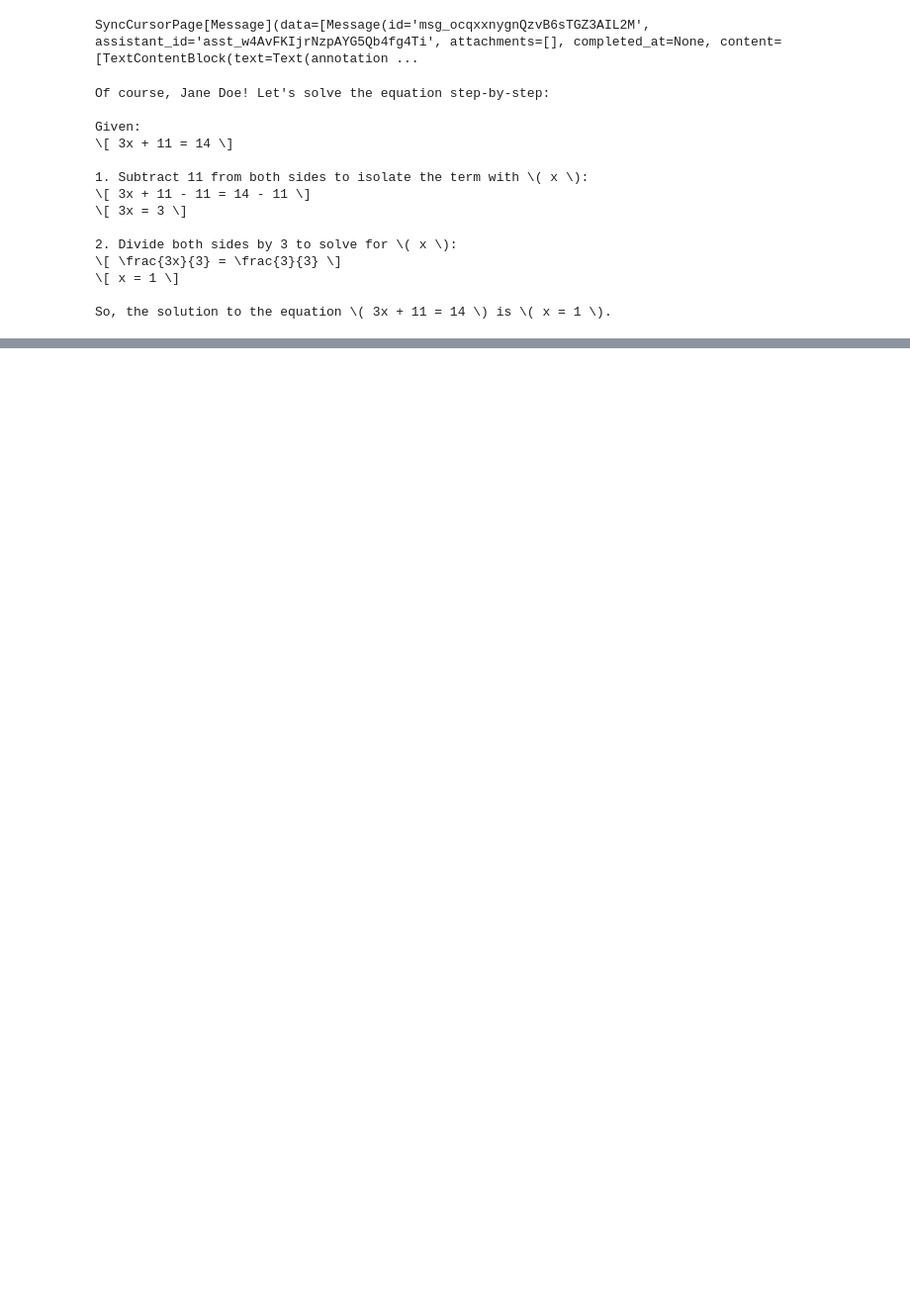
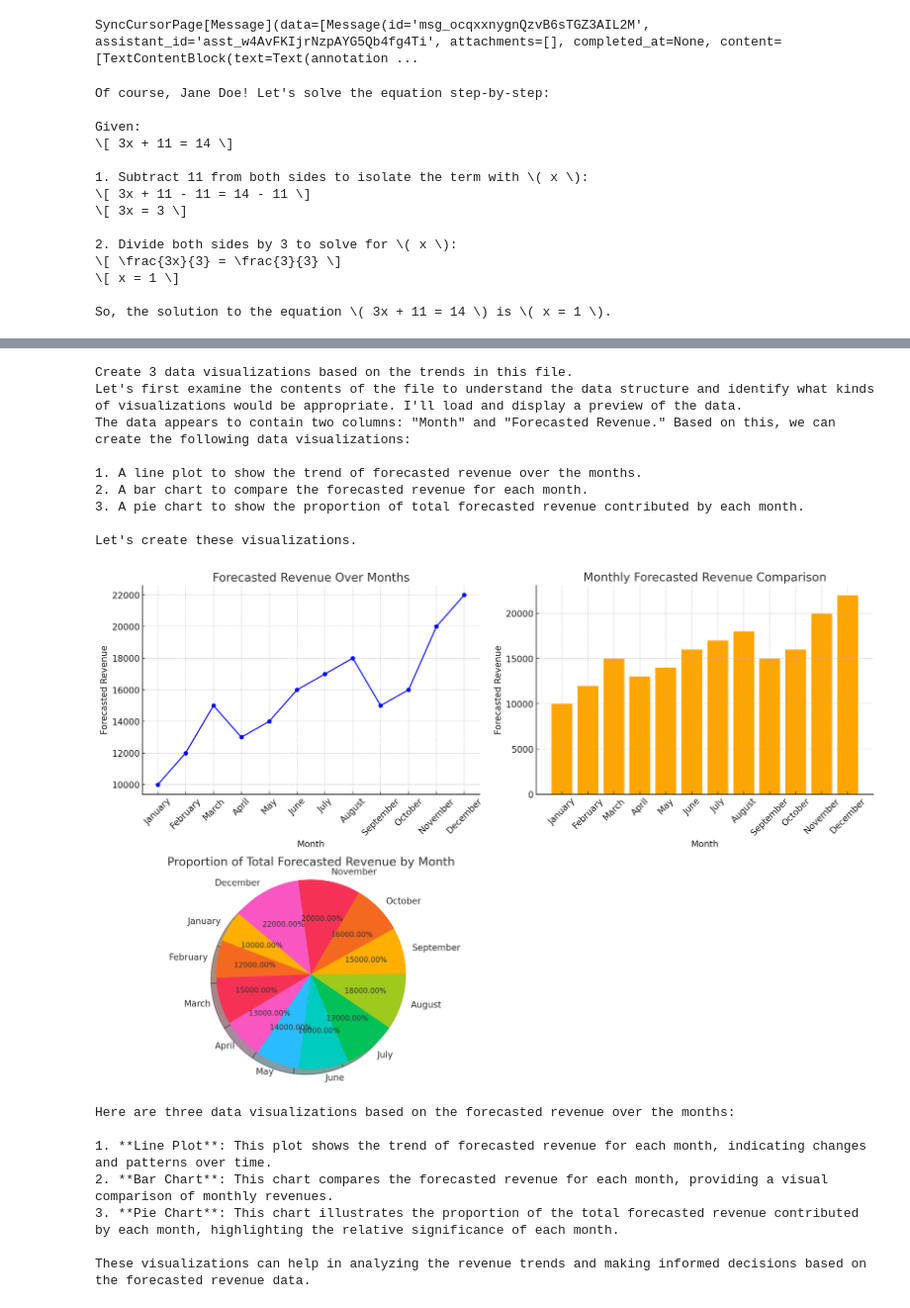
Before and after one commit to gpsaggese/umd_data605, a Jupyter notebook: tutorials/tutorial_llms/tutorial_pyllms.ipynb, the cells around one changed output, grey strips where cells are left out. Shown at 99% size. Cells and saved outputs as stored; diff of their text form; code cells hidden in the pictures; blank space fills up the shorter version.

```diff
--- a/tutorials/tutorial_llms/tutorial_pyllms.ipynb
+++ b/tutorials/tutorial_llms/tutorial_pyllms.ipynb
@@ -248,0 +287,12 @@ So, the solution to the equation \( 3x + 11 = 14 \) is \( x = 1 \).
+# %%
+assistant = client.beta.assistants.create(
+  name="Data visualizer",
+  description="You are great at creating beautiful data visualizations. You analyze data present in .csv files, understand trends, and come up with data visualizations relevant to those trends. You also share a brief text summary of the trends observed.",
+  model="gpt-4o",
+  tools=[{"type": "code_interpreter"}],
+  tool_resources={
+    "code_interpreter": {
+      "file_ids": [file.id]
+    }
+  }
+)
@@ -248,0 +314,13 @@ So, the solution to the equation \( 3x + 11 = 14 \) is \( x = 1 \).
+# %%
+run = client.beta.threads.runs.create_and_poll(
+  thread_id=thread.id,
+  assistant_id=assistant.id,
+)
+
+if run.status == 'completed':
+  messages = client.beta.threads.messages.list(
+    thread_id=thread.id
+  )
+  print(messages)
+else:
+  print(run.status)
@@ -248,0 +354,38 @@ So, the solution to the equation \( 3x + 11 = 14 \) is \( x = 1 \).
+# %%
+#messages = client.beta.threads.messages.list(thread_id)
+import io
+from IPython.display import display, Image, Markdown
+
+for message in reversed(messages.data):
+    for message_content in message.content:
+        #print(message_content)
+        if hasattr(message_content, "text"):
+            print(message_content.text.value)
+        if hasattr(message_content, "image_file"):
+            file_id = message_content.image_file.file_id
+            resp = client.files.with_raw_response.retrieve_content(file_id)
+            if resp.status_code == 200:
+                image_data = io.BytesIO(resp.content).getvalue()
+                #print(image_data.getvalue())
+                #assert 0
+                #img = Image(image_data)
+                display(Image(data=image_data))
+                #display(img)
+# %% [output]
+Create 3 data visualizations based on the trends in this file.
+Let's first examine the contents of the file to understand the data structure and identify what kinds of visualizations would be appropriate. I'll load and display a preview of the data.
+The data appears to contain two columns: "Month" and "Forecasted Revenue." Based on this, we can create the following data visualizations:
+
+1. A line plot to show the trend of forecasted revenue over the months.
+2. A bar chart to compare the forecasted revenue for each month.
+3. A pie chart to show the proportion of total forecasted revenue contributed by each month.
+
+Let's create these visualizations.
+[figure, added]
+Here are three data visualizations based on the forecasted revenue over the months:
+
+1. **Line Plot**: This plot shows the trend of forecasted revenue for each month, indicating changes and patterns over time.
+2. **Bar Chart**: This chart compares the forecasted revenue for each month, providing a visual comparison of monthly revenues.
+3. **Pie Chart**: This chart illustrates the proportion of the total forecasted revenue contributed by each month, highlighting the relative significance of each month.
+
+These visualizations can help in analyzing the revenue trends and making informed decisions based on the forecasted revenue data.
```
Also changed, not shown: parts of 32 cells of this notebook, 4 other files.
